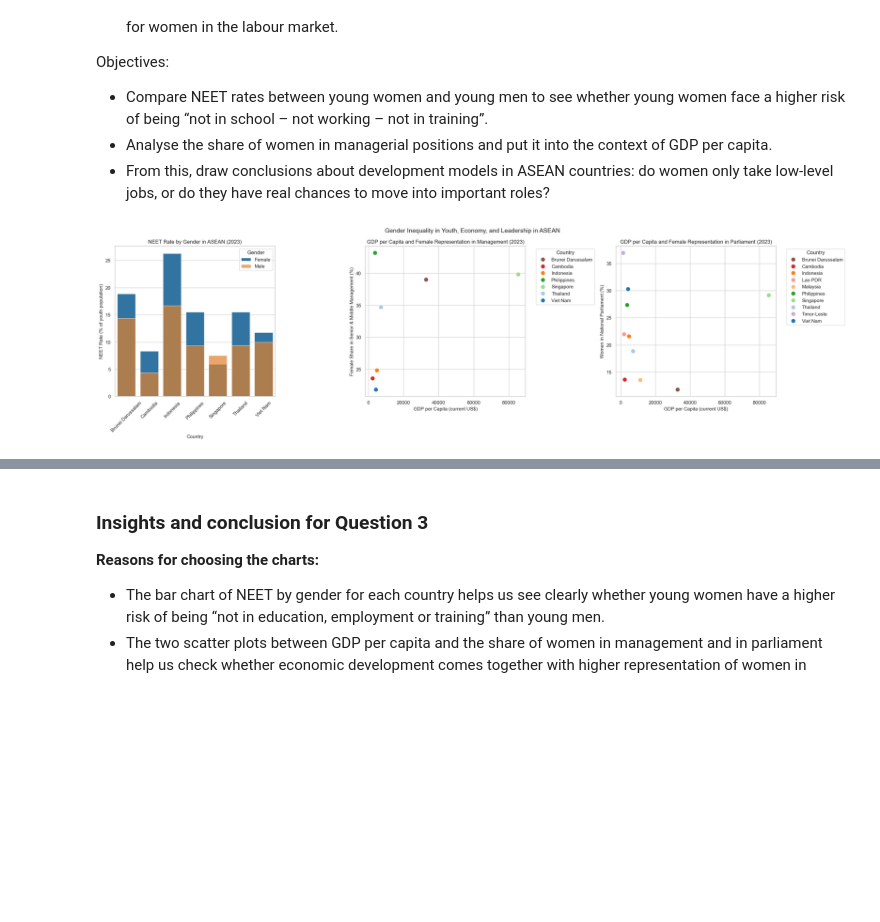
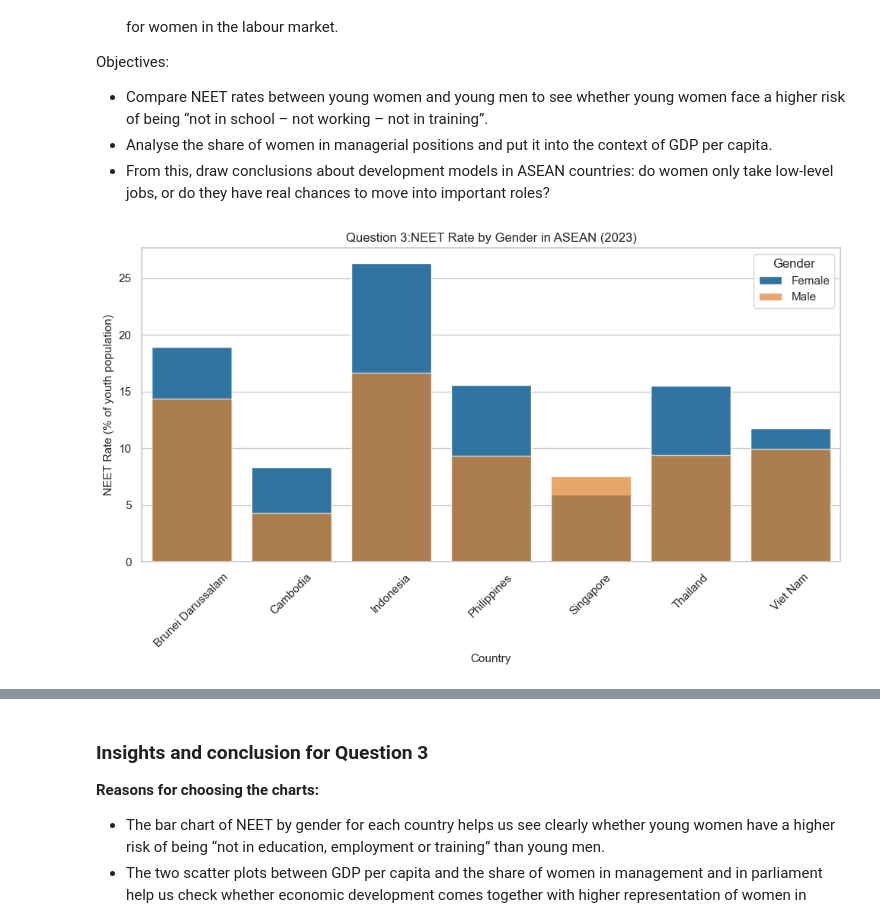
Before and after one commit to thloc1212/DV_LAB2, a Jupyter notebook: merged/merge.ipynb, the cells around one changed output, grey strips where cells are left out. Cells and saved outputs as stored; diff of their text form; code cells hidden in the pictures; blank space fills up the shorter version.

```diff
--- a/merged/merge.ipynb
+++ b/merged/merge.ipynb
@@ -1568,9 +1688,8 @@ summary = neet_pivot.join(mgmt, how="outer").join(gdp_pc, how="outer").join(parl
 # NEET gap: female − male
 summary["neet_gap_female_minus_male"] = summary["neet_female"] - summary["neet_male"]
 
-fig, axes = plt.subplots(1, 3, figsize=(24, 7))
+plt.figure(figsize=(10, 6))
 
-# Bar chart of NEET by gender (fixed gender colors)
 neet_plot = summary.dropna(subset=["neet_female", "neet_male"]).reset_index()
 
 sns.barplot(
@@ -1578,8 +1697,7 @@ sns.barplot(
     x="Country Name",
     y="neet_female",
     color="tab:blue",
-    label="Female",
-    ax=axes[0]
+    label="Female"
 )
 
 sns.barplot(
@@ -1587,20 +1705,24 @@ sns.barplot(
     x="Country Name",
     y="neet_male",
     color="tab:orange",
-    label="Male",
     alpha=0.7,
-    ax=axes[0]
+    label="Male"
 )
 
-axes[0].set_title(f"NEET Rate by Gender in ASEAN ({year_ref})")
-axes[0].set_xlabel("Country")
-axes[0].set_ylabel("NEET Rate (% of youth population)")
-axes[0].tick_params(axis='x', rotation=45)
-axes[0].legend(title="Gender")
+plt.title(f"Question 3:NEET Rate by Gender in ASEAN ({year_ref})")
+plt.xlabel("Country")
+plt.ylabel("NEET Rate (% of youth population)")
+plt.xticks(rotation=45)
+plt.legend(title="Gender")
 
+plt.tight_layout()
+plt.show()
 
-# Scatterplot of GDP vs female management using global country palette
+fig, axes = plt.subplots(1, 2, figsize=(16, 6))
+
+# ===== Scatter 1 =====
 mgmt_plot = summary.dropna(subset=["female_mgmt", "gdp_per_capita"]).reset_index()
+
 if len(mgmt_plot) > 0:
     sns.scatterplot(
         data=mgmt_plot,
@@ -1608,45 +1730,72 @@ if len(mgmt_plot) > 0:
         y="female_mgmt",
         hue="Country Name",
         palette=palette_countries,
         s=100,
-        ax=axes[1]
+        ax=axes[0]
     )
-    axes[1].legend(title="Country", bbox_to_anchor=(1.05, 1), loc="upper left")
+    vn = mgmt_plot[mgmt_plot["Country Name"].isin(["Viet Nam", "Vietnam"])]
+
+    if not vn.empty:
+        axes[0].scatter(
+            vn["gdp_per_capita"],
+            vn["female_mgmt"],
+            s=250,
+            facecolors='none',
+            edgecolors='red',
+            linewidths=2
+        )
+
+    axes[0].legend(title="Country", bbox_to_anchor=(1.05, 1), loc="upper left")
 else:
-    axes[1].text(0.5, 0.5, "No data available", ha='center', va='center', transform=axes[1].transAxes)
+    axes[0].text(0.5, 0.5, "No data available", ha='center', va='center', transform=axes[0].transAxes)
 
-axes[1].set_title(f"GDP per Capita and Female Representation in Management ({year_ref})")
-axes[1].set_xlabel("GDP per Capita (current US$)")
-axes[1].set_ylabel("Female Share in Senior & Middle Management (%)")
+axes[0].set_title(f"GDP per Capita and Female Representation in Management ({year_ref})")
+axes[0].set_xlabel("GDP per Capita (current US$)")
+axes[0].set_ylabel("Female Share in Senior & Middle Management (%)")
 
 
-# Scatter plot of GDP vs women in parliament using global country palette
+# ===== Scatter 2 =====
 parl_plot = summary.dropna(subset=["female_parl", "gdp_per_capita"]).reset_index()
 
 if len(parl_plot) > 0:
     sns.scatterplot(
         data=parl_plot,
         x="gdp_per_capita",
         y="female_parl",
         hue="Country Name",
         palette=palette_countries,
         s=100,
-        ax=axes[2]
+        ax=axes[1]
     )
-    axes[2].legend(title="Country", bbox_to_anchor=(1.05, 1), loc="upper left")
+
+    vn = parl_plot[parl_plot["Country Name"].isin(["Viet Nam", "Vietnam"])]
+
+    if not vn.empty:
+        axes[1].scatter(
+            vn["gdp_per_capita"],
+            vn["female_parl"],
+            s=250,
+            facecolors='none',
+            edgecolors='red',
+            linewidths=2
+        )
+
+    axes[1].legend(title="Country", bbox_to_anchor=(1.05, 1), loc="upper left")
 else:
-    axes[2].text(0.5, 0.5, "No data available", ha='center', va='center', transform=axes[2].transAxes)
+    axes[1].text(0.5, 0.5, "No data available", ha='center', va='center', transform=axes[1].transAxes)
 
-axes[2].set_title(f"GDP per Capita and Female Representation in Parliament ({year_ref})")
-axes[2].set_xlabel("GDP per Capita (current US$)")
-axes[2].set_ylabel("Women in National Parliament (%)")
+axes[1].set_title(f"GDP per Capita and Female Representation in Parliament ({year_ref})")
+axes[1].set_xlabel("GDP per Capita (current US$)")
+axes[1].set_ylabel("Women in National Parliament (%)")
 
+
+# ===== Layout =====
 fig.suptitle(
-    "Gender Inequality in Youth, Economy, and Leadership in ASEAN",
+    "Question 3:Gender Inequality in Leadership and Economy in ASEAN",
     fontsize=14
 )
 
 plt.tight_layout()
 plt.show()
 # %% [output]
-[figure, old version]
+[figure, new version]
```
Also changed, not shown: parts of 30 cells of this notebook.
